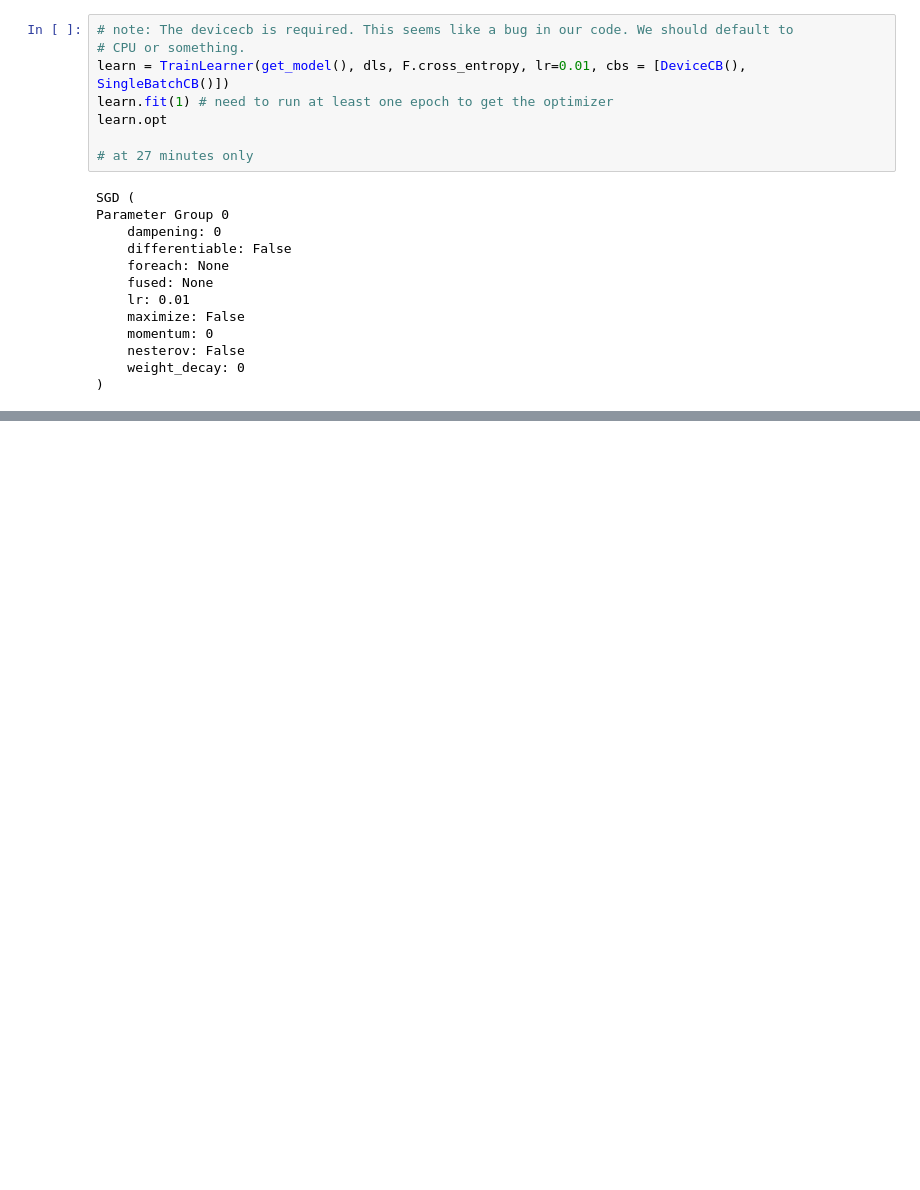
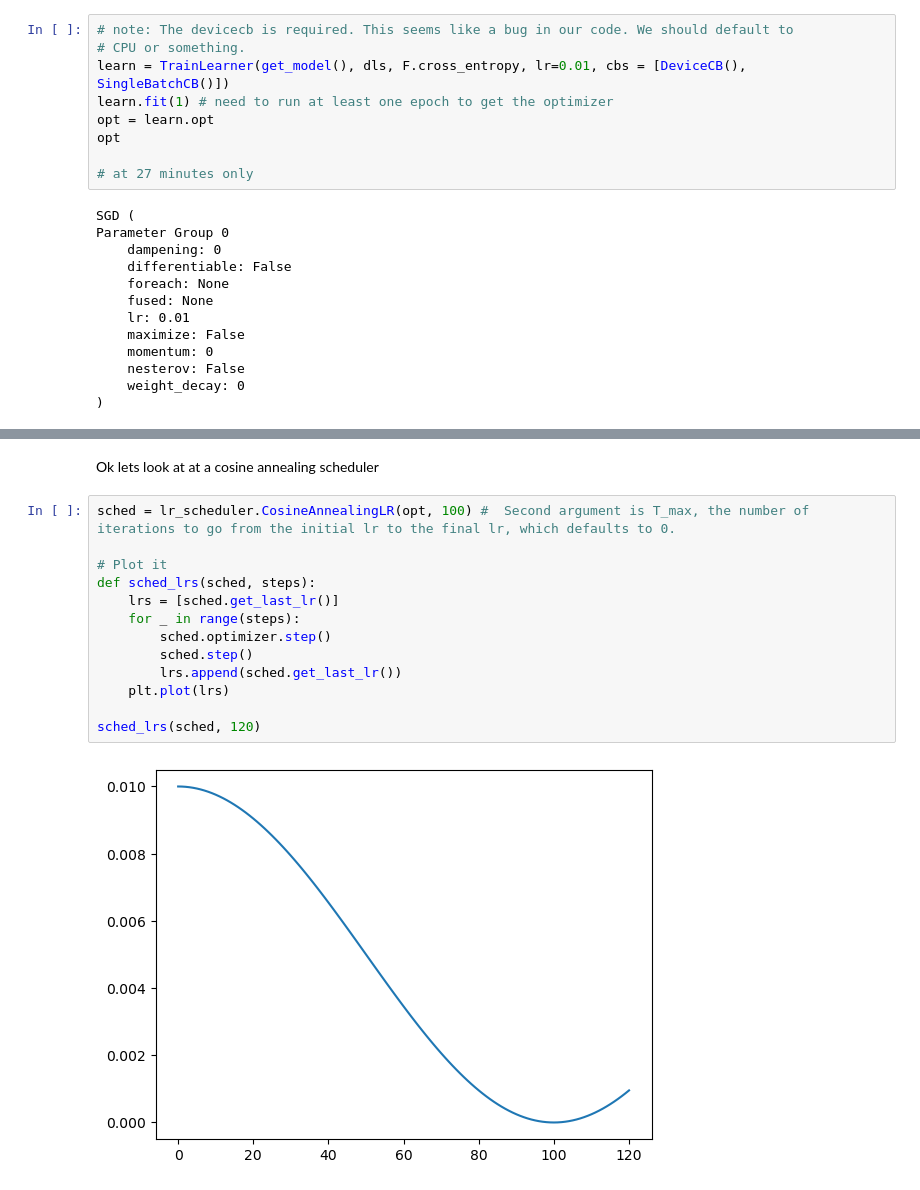
Before and after one commit to DrEntropy/pdl, a Jupyter notebook: lesson18.ipynb, the cells around one changed output, grey strips where cells are left out. Cells and saved outputs as stored; diff of their text form; blank space fills up the shorter version.

```diff
--- a/lesson18.ipynb
+++ b/lesson18.ipynb
@@ -84,7 +84,8 @@ Let's experiment with Consine Annealing..  but first lets see whats in the pytor
 # CPU or something.
 learn = TrainLearner(get_model(), dls, F.cross_entropy, lr=0.01, cbs = [DeviceCB(), SingleBatchCB()])
 learn.fit(1) # need to run at least one epoch to get the optimizer
-learn.opt
+opt = learn.opt
+opt
 
 # at 27 minutes only
 # %% [output]
@@ -102,0 +133,17 @@ Parameter Group 0
+# %% [markdown]
+Ok lets look at at a cosine annealing scheduler
+# %%
+sched = lr_scheduler.CosineAnnealingLR(opt, 100) #  Second argument is T_max, the number of iterations to go from the initial lr to the final lr, which defaults to 0.
+
+# Plot it
+def sched_lrs(sched, steps):
+    lrs = [sched.get_last_lr()]
+    for _ in range(steps):
+        sched.optimizer.step()
+        sched.step()
+        lrs.append(sched.get_last_lr())
+    plt.plot(lrs)
+
+sched_lrs(sched, 120)
+# %% [output]
+[figure, added]
```
Also changed, not shown: parts of 22 cells of this notebook.
